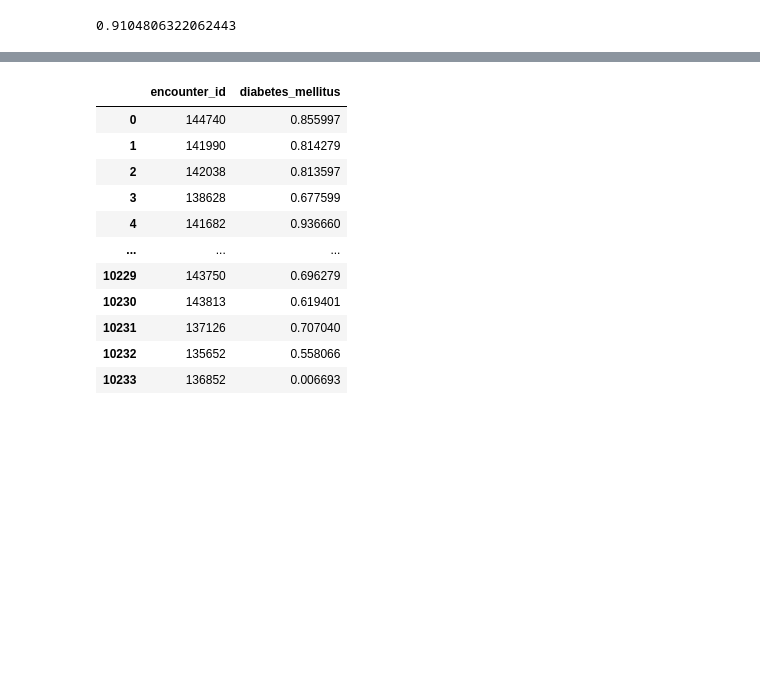
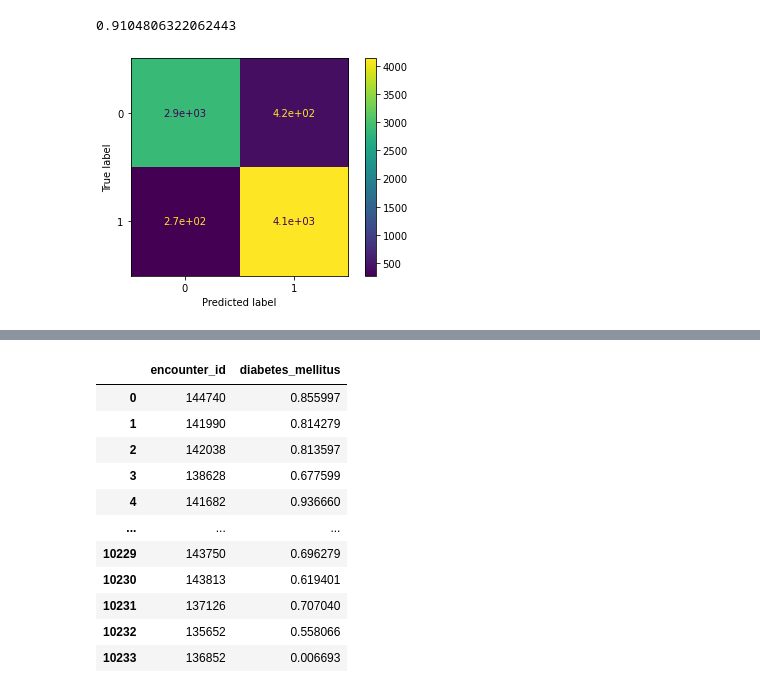
Before and after one commit to K-Hebel/WiDS_Chi, a Jupyter notebook: Model_WiDS.ipynb, the cells around one changed output, grey strips where cells are left out. Saved outputs shown, nothing was run; the diff lists cells and outputs as text; code cells hidden in the pictures; blank space fills up the shorter version.

```diff
--- a/Model_WiDS.ipynb
+++ b/Model_WiDS.ipynb
@@ -432,3 +460,8 @@ XGBClassifier(base_score=0.5, booster='dart', colsample_bylevel=1,
 model_3.score(X_s_test,y_s_test)
 # %% [output]
 0.9104806322062443
+# %%
+plot_confusion_matrix(model_3, X_s_test, y_s_test)
+plt.show()
+# %% [output]
+[figure, added]
```
Also changed, not shown: parts of 10 cells of this notebook.
